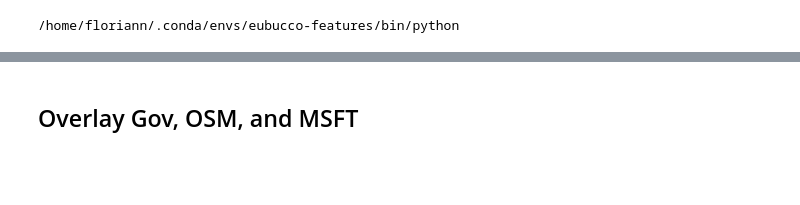
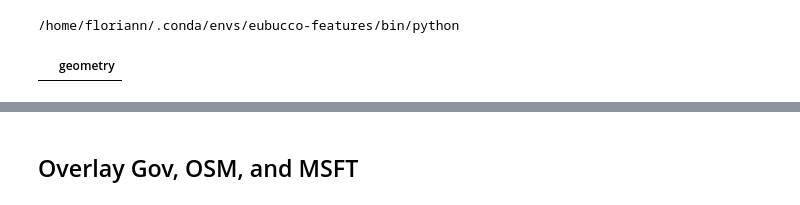
Before and after one commit to ai4up/eubucco, a Jupyter notebook: database/preprocessing/4-merge-gov-osm-msft/merge_gov_osm_msft.ipynb, the cells around one changed output, grey strips where cells are left out. Drawn from its saved outputs; the diff is of its cells as text; code cells hidden in the pictures; blank space fills up the shorter version.

```diff
--- a/database/preprocessing/3-choose-msft-osm/overlay.ipynb
+++ b/database/preprocessing/4-merge-gov-osm-msft/merge_gov_osm_msft.ipynb
@@ -3,6 +3,10 @@ import sys
 print(sys.executable)
 # %% [output]
 /home/floriann/.conda/envs/eubucco-features/bin/python
+# %%
+gpd.GeoDataFrame(geometry=[], crs=3035).to_crs(3035)
+# %% [output]
+|  | geometry |
 # %%
 import sys
 import os
```
Also changed, not shown: parts of 3 cells of this notebook, 6 other files.
